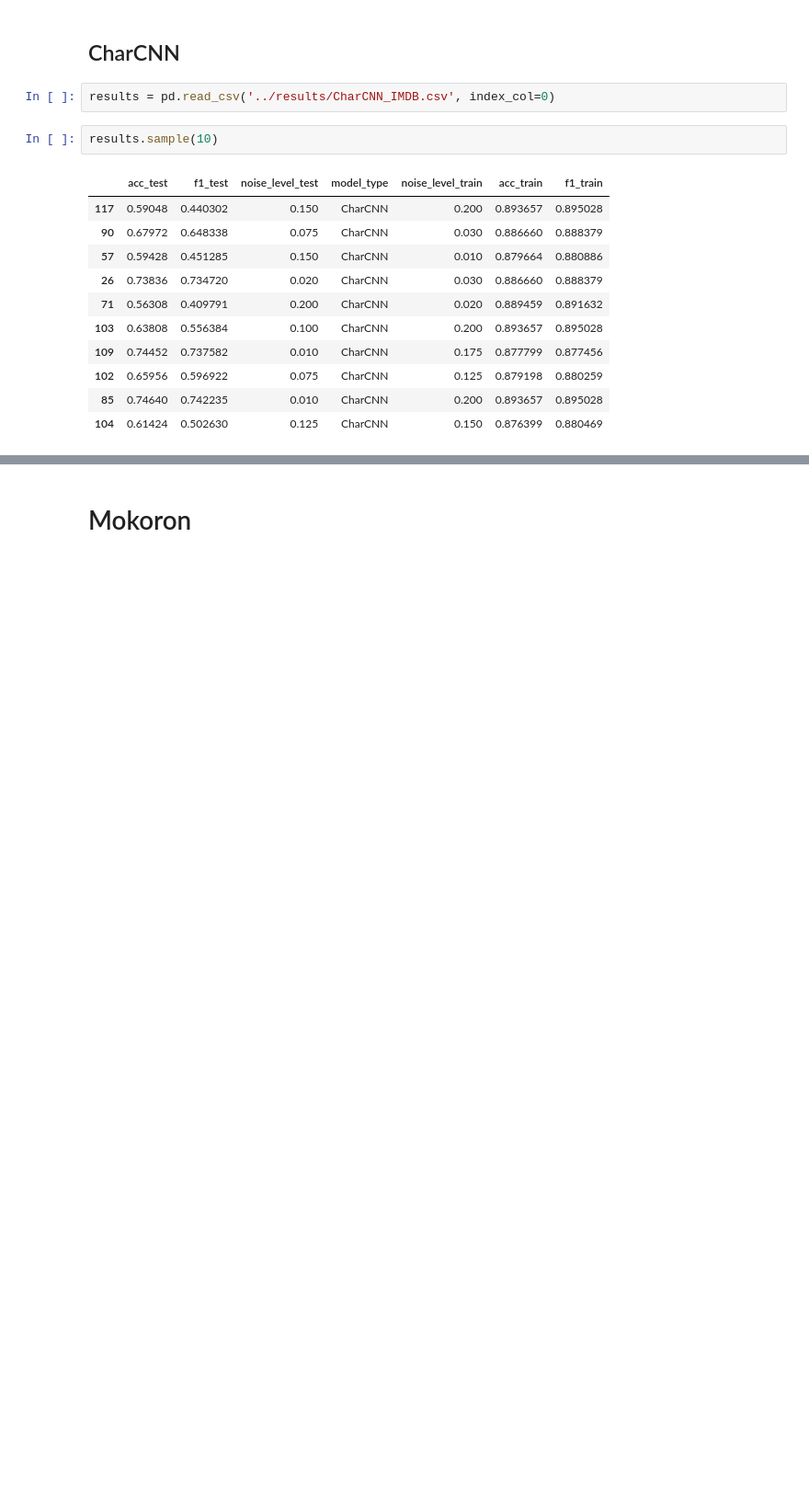
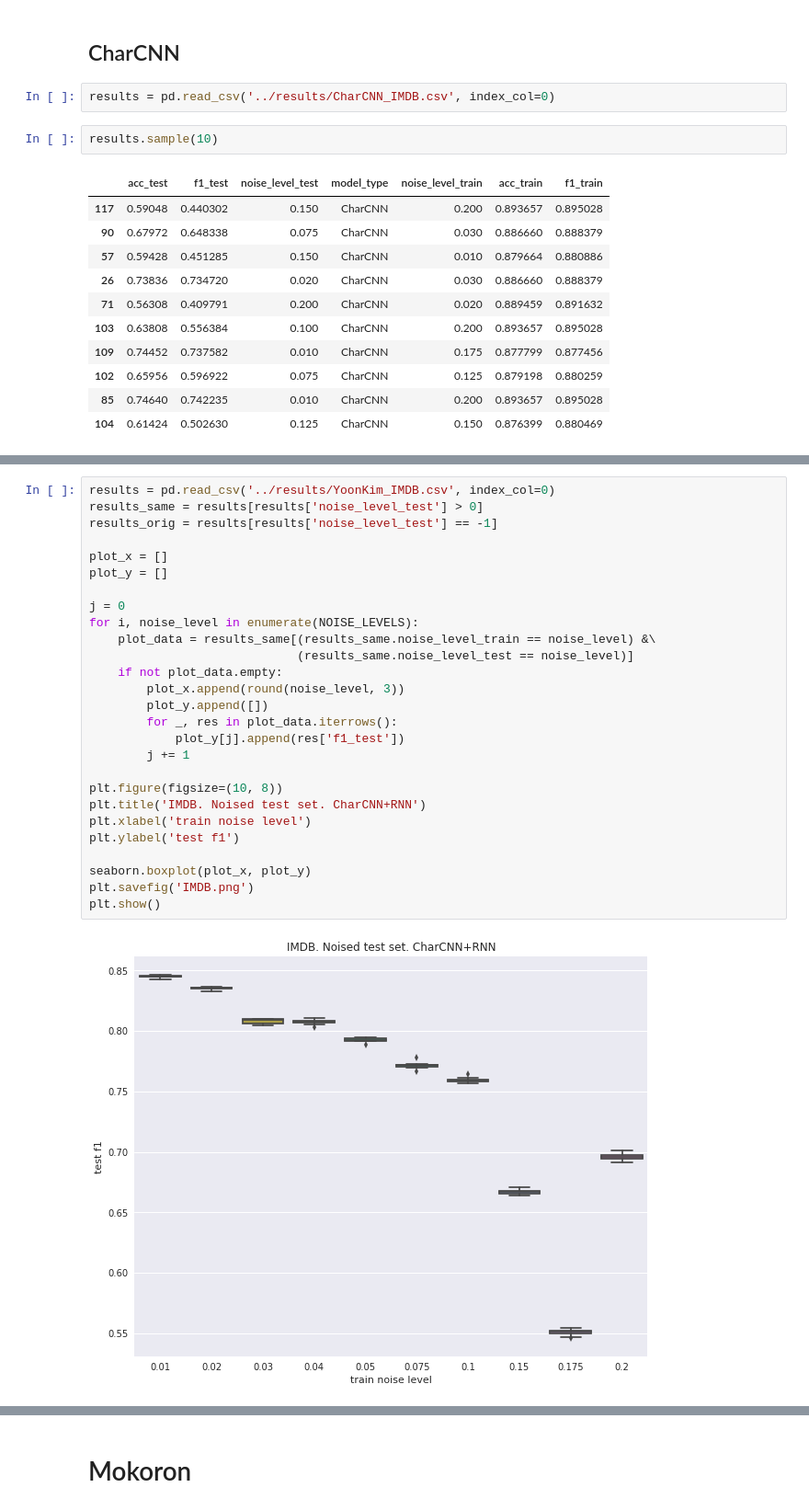
Before and after one commit to Guitaricet/text_classification, a Jupyter notebook: notebooks/Analysis_paper2.ipynb, the cells around one changed output, grey strips where cells are left out. Shown at 92% size. Saved outputs shown, nothing was run; the diff lists cells and outputs as text; blank space fills up the shorter version.

```diff
--- a/notebooks/Analysis_paper2.ipynb
+++ b/notebooks/Analysis_paper2.ipynb
@@ -104,0 +99,29 @@ plt.show()
+# %%
+results = pd.read_csv('../results/YoonKim_IMDB.csv', index_col=0)
+results_same = results[results['noise_level_test'] > 0]
+results_orig = results[results['noise_level_test'] == -1]
+
+plot_x = []
+plot_y = []
+
+j = 0
+for i, noise_level in enumerate(NOISE_LEVELS):
+    plot_data = results_same[(results_same.noise_level_train == noise_level) &\
+                             (results_same.noise_level_test == noise_level)]
+    if not plot_data.empty:
+        plot_x.append(round(noise_level, 3))
+        plot_y.append([])
+        for _, res in plot_data.iterrows():
+            plot_y[j].append(res['f1_test'])
+        j += 1
+
+plt.figure(figsize=(10, 8))
+plt.title('IMDB. Noised test set. CharCNN+RNN')
+plt.xlabel('train noise level')
+plt.ylabel('test f1')
+
+seaborn.boxplot(plot_x, plot_y)
+plt.savefig('IMDB.png')
+plt.show()
+# %% [output]
+[figure, added]
```
Also changed, not shown: parts of 18 cells of this notebook, 15 other files.
